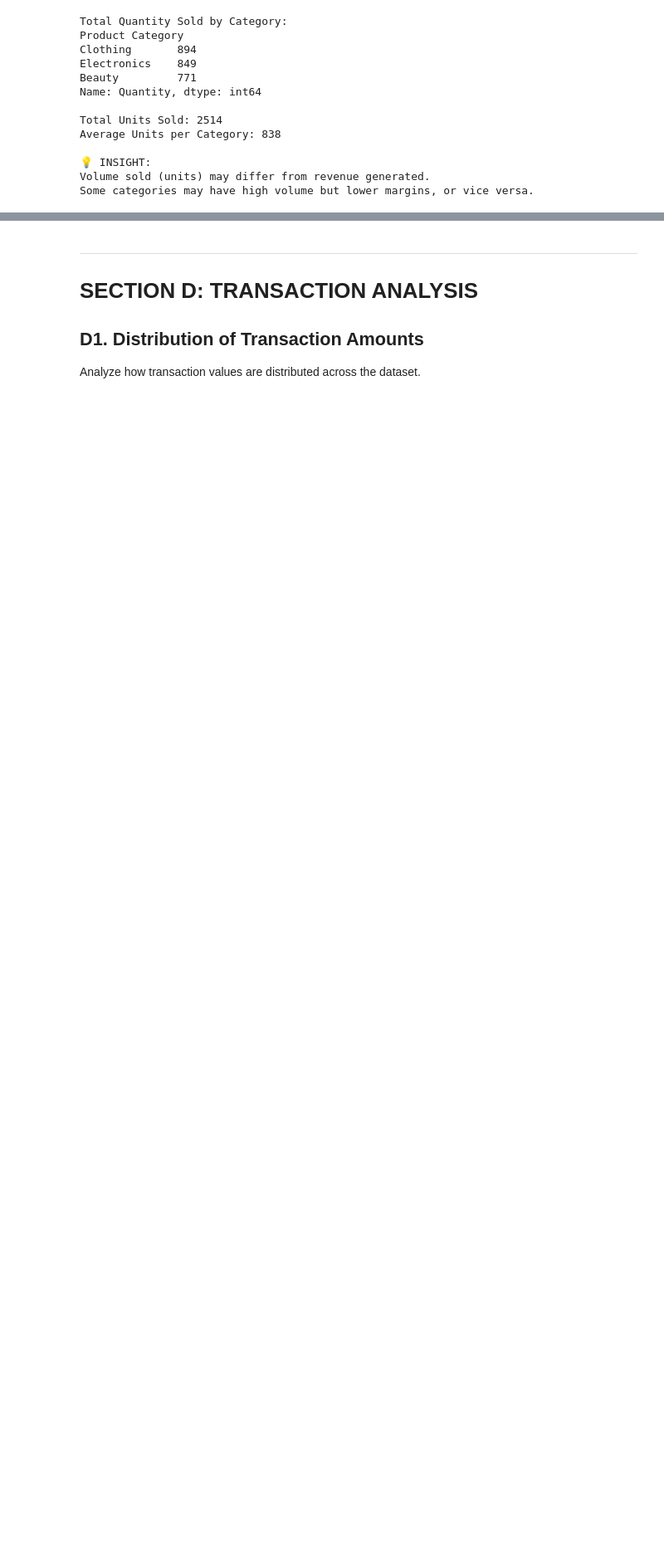
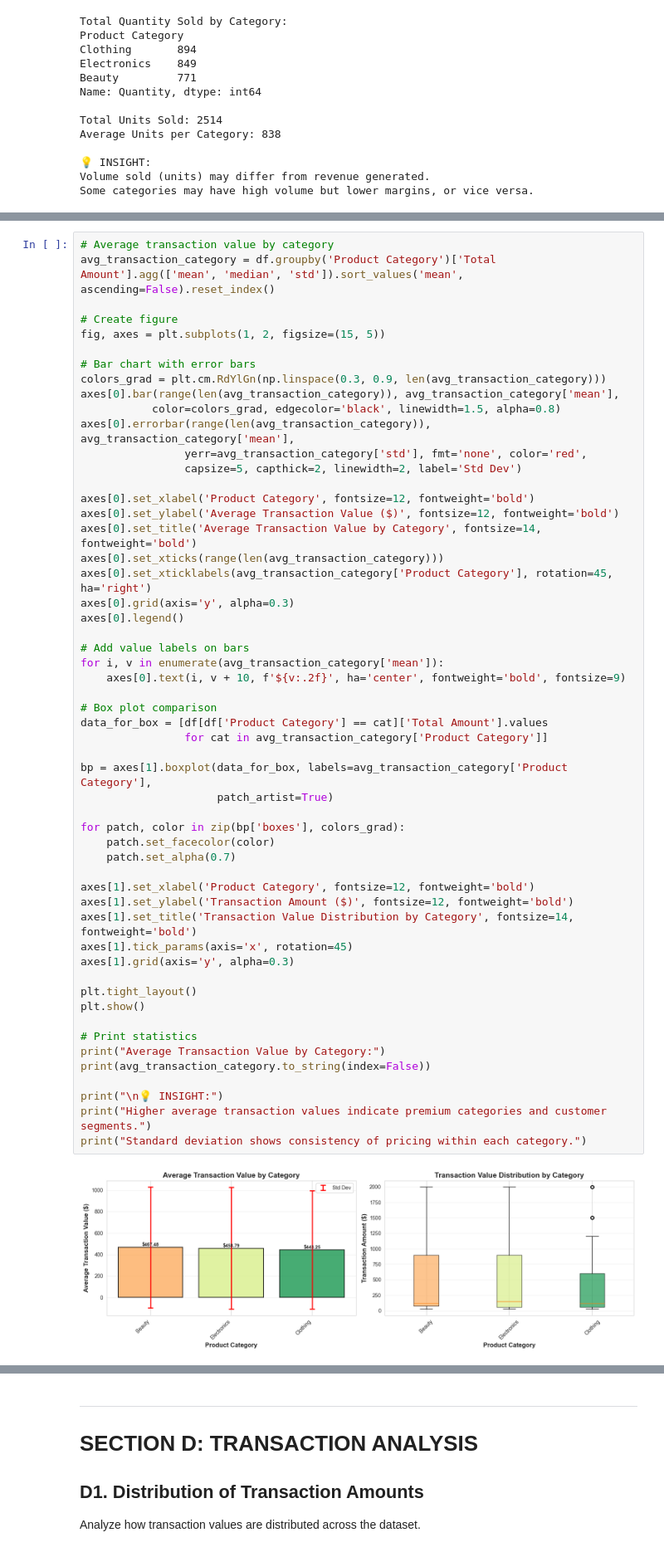
Before and after one commit to Aayush-207/Customer_Segmentation_Insights_Engine, a Jupyter notebook: 02_eda.ipynb, the cells around one changed output, grey strips where cells are left out. Shown at 83% size. Saved outputs shown, nothing was run; the diff lists cells and outputs as text; blank space fills up the shorter version.

```diff
--- a/02_eda.ipynb
+++ b/02_eda.ipynb
@@ -501,0 +588,56 @@ Some categories may have high volume but lower margins, or vice versa.
+# %%
+# Average transaction value by category
+avg_transaction_category = df.groupby('Product Category')['Total Amount'].agg(['mean', 'median', 'std']).sort_values('mean', ascending=False).reset_index()
+
+# Create figure
+fig, axes = plt.subplots(1, 2, figsize=(15, 5))
+
+# Bar chart with error bars
+colors_grad = plt.cm.RdYlGn(np.linspace(0.3, 0.9, len(avg_transaction_category)))
+axes[0].bar(range(len(avg_transaction_category)), avg_transaction_category['mean'],
+           color=colors_grad, edgecolor='black', linewidth=1.5, alpha=0.8)
+axes[0].errorbar(range(len(avg_transaction_category)), avg_transaction_category['mean'],
+                yerr=avg_transaction_category['std'], fmt='none', color='red',
+                capsize=5, capthick=2, linewidth=2, label='Std Dev')
+
+axes[0].set_xlabel('Product Category', fontsize=12, fontweight='bold')
+axes[0].set_ylabel('Average Transaction Value ($)', fontsize=12, fontweight='bold')
+axes[0].set_title('Average Transaction Value by Category', fontsize=14, fontweight='bold')
+axes[0].set_xticks(range(len(avg_transaction_category)))
+axes[0].set_xticklabels(avg_transaction_category['Product Category'], rotation=45, ha='right')
+axes[0].grid(axis='y', alpha=0.3)
+axes[0].legend()
+
+# Add value labels on bars
+for i, v in enumerate(avg_transaction_category['mean']):
+    axes[0].text(i, v + 10, f'${v:.2f}', ha='center', fontweight='bold', fontsize=9)
+
+# Box plot comparison
+data_for_box = [df[df['Product Category'] == cat]['Total Amount'].values
+                for cat in avg_transaction_category['Product Category']]
+
+bp = axes[1].boxplot(data_for_box, labels=avg_transaction_category['Product Category'],
+                     patch_artist=True)
+
+for patch, color in zip(bp['boxes'], colors_grad):
+    patch.set_facecolor(color)
+    patch.set_alpha(0.7)
+
+axes[1].set_xlabel('Product Category', fontsize=12, fontweight='bold')
+axes[1].set_ylabel('Transaction Amount ($)', fontsize=12, fontweight='bold')
+axes[1].set_title('Transaction Value Distribution by Category', fontsize=14, fontweight='bold')
+axes[1].tick_params(axis='x', rotation=45)
+axes[1].grid(axis='y', alpha=0.3)
+
+plt.tight_layout()
+plt.show()
+
+# Print statistics
+print("Average Transaction Value by Category:")
+print(avg_transaction_category.to_string(index=False))
+
+print("\n💡 INSIGHT:")
+print("Higher average transaction values indicate premium categories and customer segments.")
+print("Standard deviation shows consistency of pricing within each category.")
+# %% [output]
+[figure, added]
```
Also changed, not shown: parts of 16 cells of this notebook.
